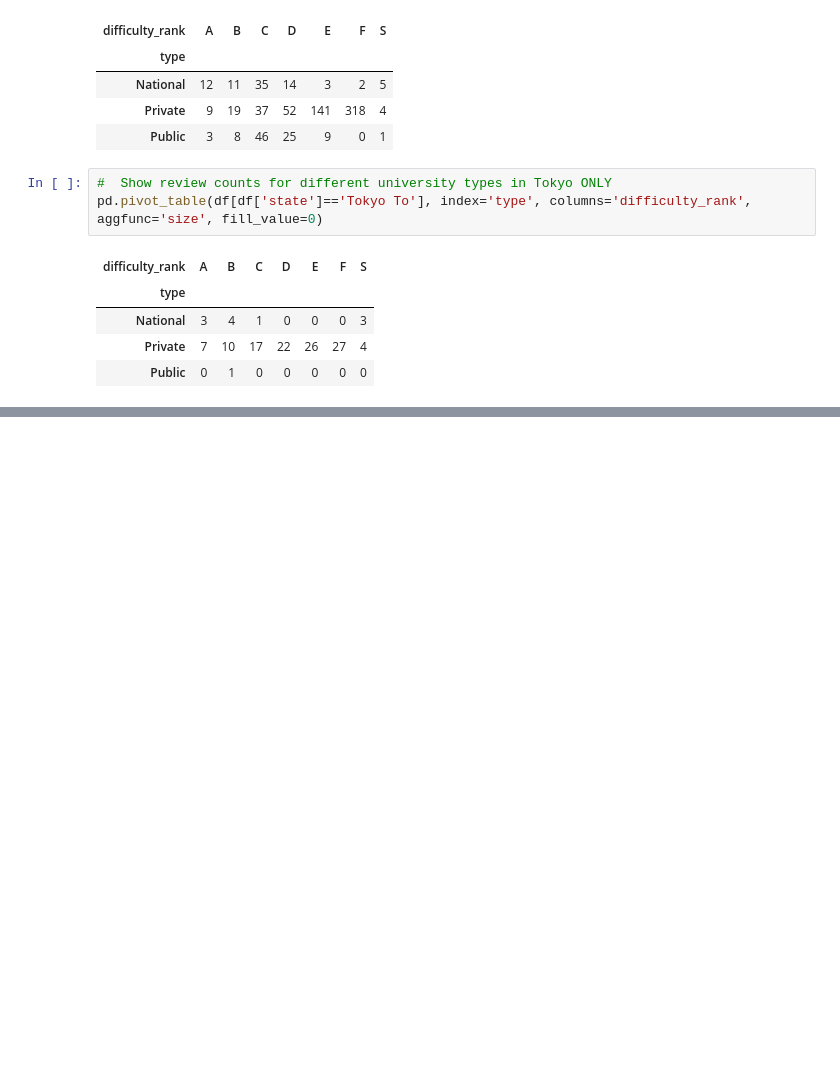
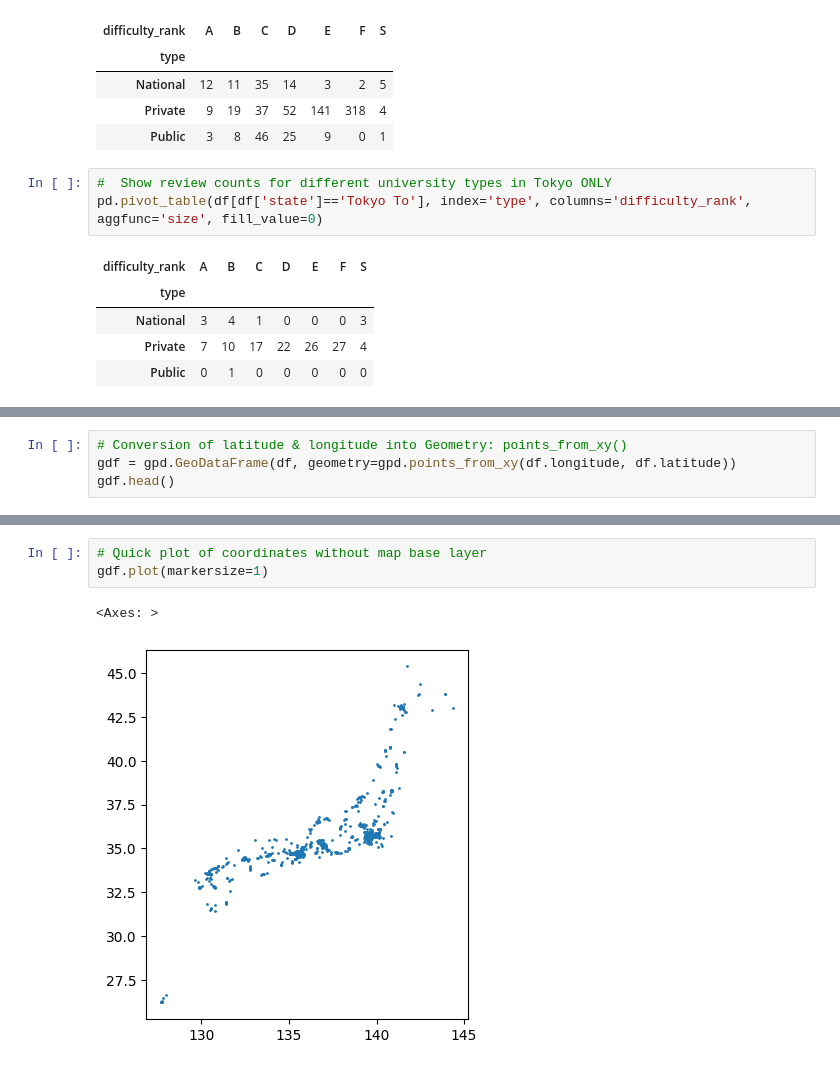
Before and after one commit to likrentai/GSPracticeFiles, a Jupyter notebook: GSDAP2-1.ipynb, the cells around one changed output, grey strips where cells are left out. Drawn from its saved outputs; the diff is of its cells as text; blank space fills up the shorter version.

```diff
--- a/GSDAP2-1.ipynb
+++ b/GSDAP2-1.ipynb
@@ -180,0 +201,4 @@ pd.pivot_table(df[df['state']=='Tokyo To'], index='type', columns='difficulty_ra
+# %%
+# Conversion of latitude & longitude into Geometry: points_from_xy()
+gdf = gpd.GeoDataFrame(df, geometry=gpd.points_from_xy(df.longitude, df.latitude))
+gdf.head()
@@ -180,0 +212,6 @@ pd.pivot_table(df[df['state']=='Tokyo To'], index='type', columns='difficulty_ra
+# %%
+# Quick plot of coordinates without map base layer
+gdf.plot(markersize=1)
+# %% [output]
+<Axes: >
+[figure, added]
```
Also changed, not shown: parts of 7 cells of this notebook, 1 other file.
